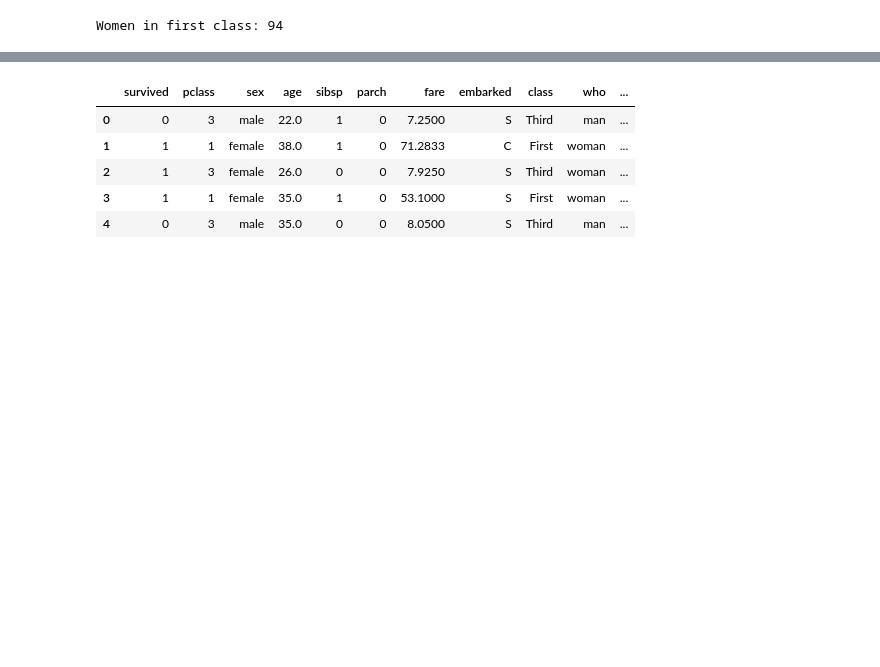
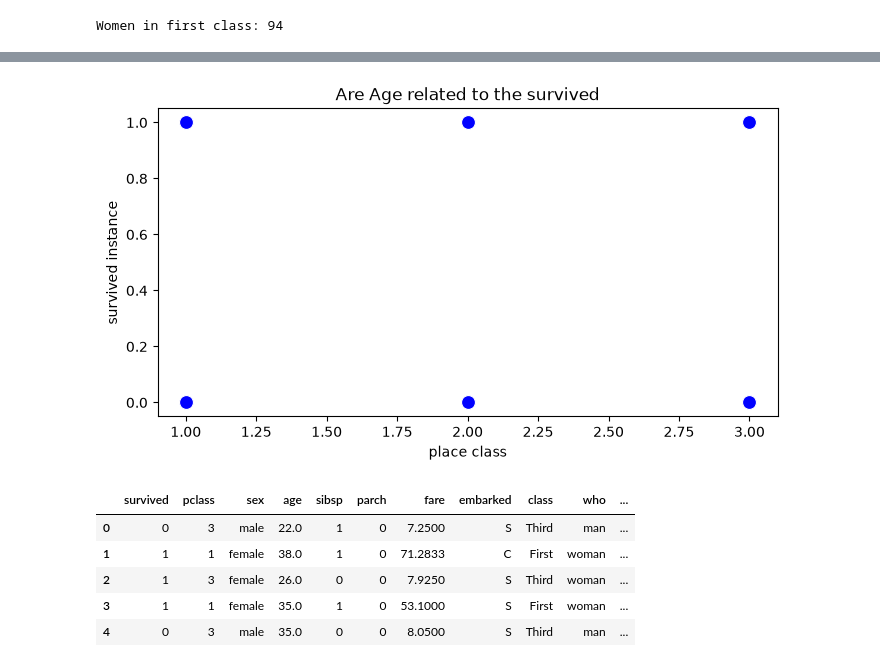
Before and after one commit to redel-byte/renversement, a Jupyter notebook: notebooks/numpynb.ipynb, the cells around one changed output, grey strips where cells are left out. Drawn from its saved outputs; the diff is of its cells as text; code cells hidden in the pictures; blank space fills up the shorter version.

Commit message:
working on Matplotlib-seaborn exercices non relate with the challanges

```diff
--- a/notebooks/numpynb.ipynb
+++ b/notebooks/numpynb.ipynb
@@ -355,0 +378,3 @@ Women in first class: 94
+# %%
+dfplot = df[["pclass","alone"]]
+# df["embarked"]
@@ -356,3 +397,19 @@ Women in first class: 94
+# %%
+fig, ax = plt.subplots(figsize=(8, 4))
+sns.scatterplot(
+    data=dfplot,
+    x="pclass",
+    y="alone",
+    color="blue",
+    s=100,
+    ax=ax
+)
+ax.set_title("Are Age related to the survived")
+ax.set_ylabel("survived instance")
+ax.set_xlabel("place class")
+plt.show()
+# %% [output]
+[figure, added]
 # %%
 df.head()
 # %% [output]
```
Also changed, not shown: parts of 6 cells of this notebook, 1 other file.
